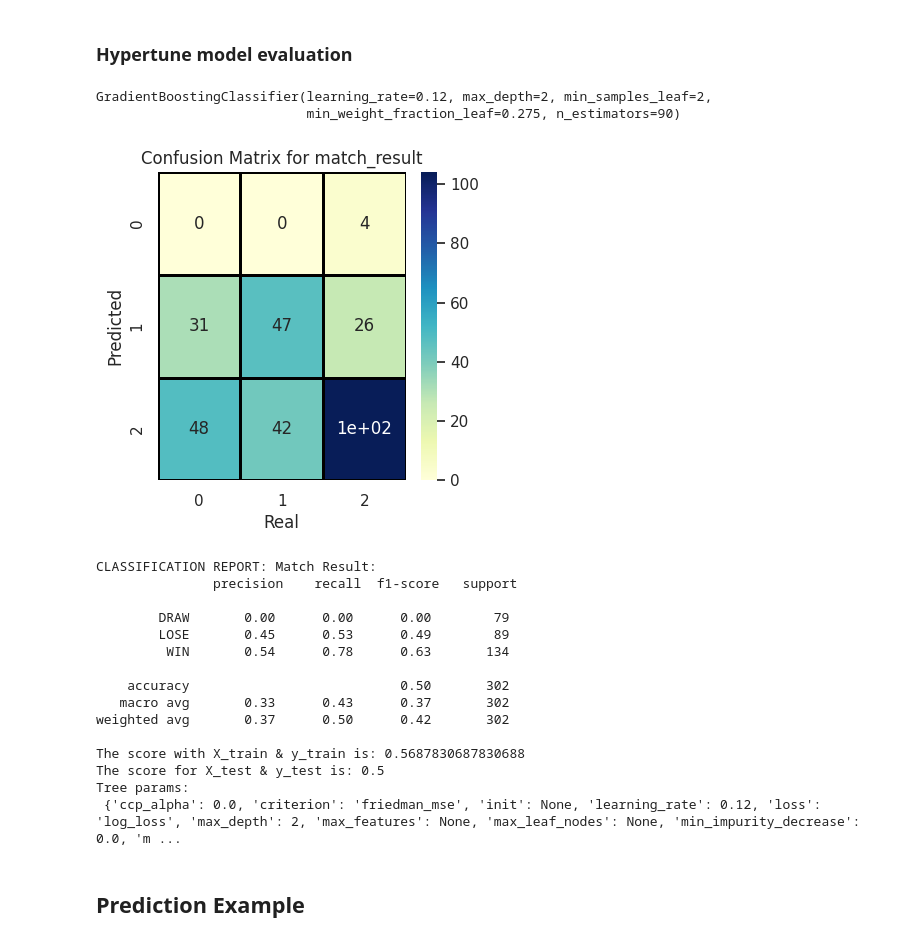
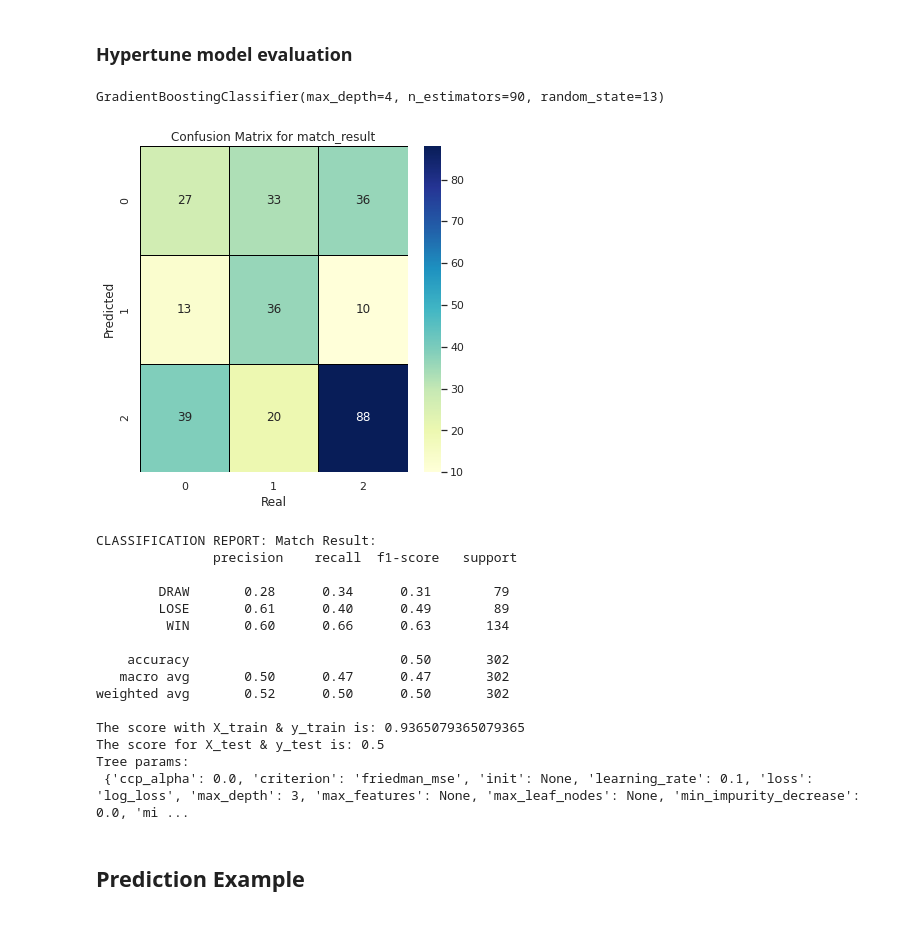
Before and after one commit to jgayosof/25.final_project, a Jupyter notebook: src/final_project.ipynb, the cells around one changed output. Cells and saved outputs as stored; diff of their text form; code cells hidden in the pictures.

```diff
--- a/src/final_project.ipynb
+++ b/src/final_project.ipynb
@@ -719,7 +719,7 @@ sample_weight_vect = compute_sample_weight(class_weight= y=y_train)
 '\nclass_weight=\nsample_weight_vect = compute_sample_weight(class_weight= y=y_train)\n'
 # %%
 # Gradient Boosting:
-model_GB = GradientBoostingClassifier(learning_rate=0.1, n_estimators=90, max_depth=4, random_state=13)
+model_GB = GradientBoostingClassifier(random_state=13)
 #model_GB.fit(X_train, y_train, sample_weight=sample_weights)
 model_GB.fit(X_train, y_train)
 # %% [output]
@@ -789,54 +789,55 @@ tuning.best_params_, tuning.best_score_
  0.47494174202949424)
 # %% [markdown]
 ### Hypertune model evaluation
-# %%
-hmodel_GB = GradientBoostingClassifier(learning_rate= 0.12, max_depth= 2, min_samples_leaf=2, min_samples_split= 2, min_weight_fraction_leaf= 0.275, n_estimators= 90)
-hmodel_GB.fit(X_train, y_train)
-# %% [output]
-GradientBoostingClassifier(learning_rate=0.12, max_depth=2, min_samples_leaf=2,
-                           min_weight_fraction_leaf=0.275, n_estimators=90)
+# %%
+# Gradient Boosting after hyperparameter tunning:
+tuned_GB = GradientBoostingClassifier(learning_rate=0.1, n_estimators=90, max_depth=4, random_state=13)
+#model_GB.fit(X_train, y_train, sample_weight=sample_weights)
+tuned_GB.fit(X_train, y_train)
+# %% [output]
+GradientBoostingClassifier(max_depth=4, n_estimators=90, random_state=13)
 # %%
 # Metrics & Results:
-y_pred = hmodel_GB.predict(X_test)
+y_pred = tuned_GB.predict(X_test)
 
 cm = confusion_matrix(y_pred, y_test)
 
-plt.figure(figsize=(4,4))
+plt.figure(figsize=(6,6))
 sns.heatmap(cm, annot=True, cmap='YlGnBu', linecolor='black', linewidths=1)
 plt.title("Confusion Matrix for match_result")
 plt.xlabel("Real")
 plt.ylabel("Predicted")
 plt.show()
 
 print(f'CLASSIFICATION REPORT: Match Result: \n {classification_report(y_test, y_pred)}')
 
 # Get the score of train data just to verify its 1.
-score = hmodel_GB.score(X_train, y_train)
+score = tuned_GB.score(X_train, y_train)
 print(f'The score with X_train & y_train is: {score}')
 
 #Get the score for the predictions:
-score = hmodel_GB.score(X_test, y_test)
+score = tuned_GB.score(X_test, y_test)
 print(f'The score for X_test & y_test is: {score}')
 
 # Tree params
-print(f'Tree params: \n {hmodel_GB.get_params()}')
+print(f'Tree params: \n {model_GB.get_params()}')
 # %% [output]
-[figure, old version]
+[figure, new version]
 CLASSIFICATION REPORT: Match Result:
                precision    recall  f1-score   support
 
-        DRAW       0.00      0.00      0.00        79
-        LOSE       0.45      0.53      0.49        89
-         WIN       0.54      0.78      0.63       134
+        DRAW       0.28      0.34      0.31        79
+        LOSE       0.61      0.40      0.49        89
+         WIN       0.60      0.66      0.63       134
 
     accuracy                           0.50       302
-   macro avg       0.33      0.43      0.37       302
-weighted avg       0.37      0.50      0.42       302
+   macro avg       0.50      0.47      0.47       302
+weighted avg       0.52      0.50      0.50       302
 
-The score with X_train & y_train is: 0.5687830687830688
+The score with X_train & y_train is: 0.9365079365079365
 The score for X_test & y_test is: 0.5
 Tree params:
- {'ccp_alpha': 0.0, 'criterion': 'friedman_mse', 'init': None, 'learning_rate': 0.12, 'loss': 'log_loss', 'max_depth': 2, 'max_features': None, 'max_leaf_nodes': None, 'min_impurity_decrease': 0.0, 'm ...
+ {'ccp_alpha': 0.0, 'criterion': 'friedman_mse', 'init': None, 'learning_rate': 0.1, 'loss': 'log_loss', 'max_depth': 3, 'max_features': None, 'max_leaf_nodes': None, 'min_impurity_decrease': 0.0, 'mi ...
 # %% [markdown]
 ##  Prediction Example
 # %%
```
Also changed, not shown: parts of 4 cells of this notebook.
